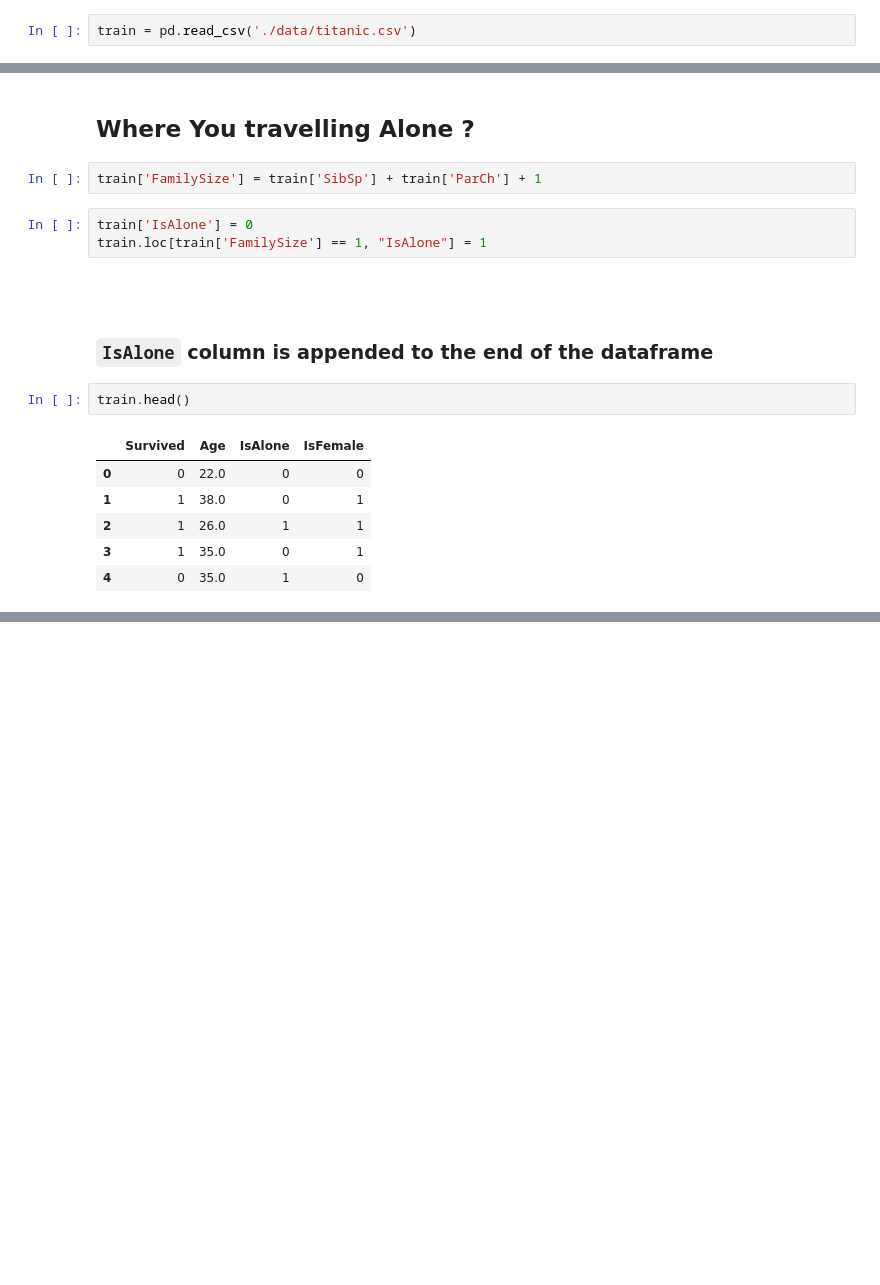
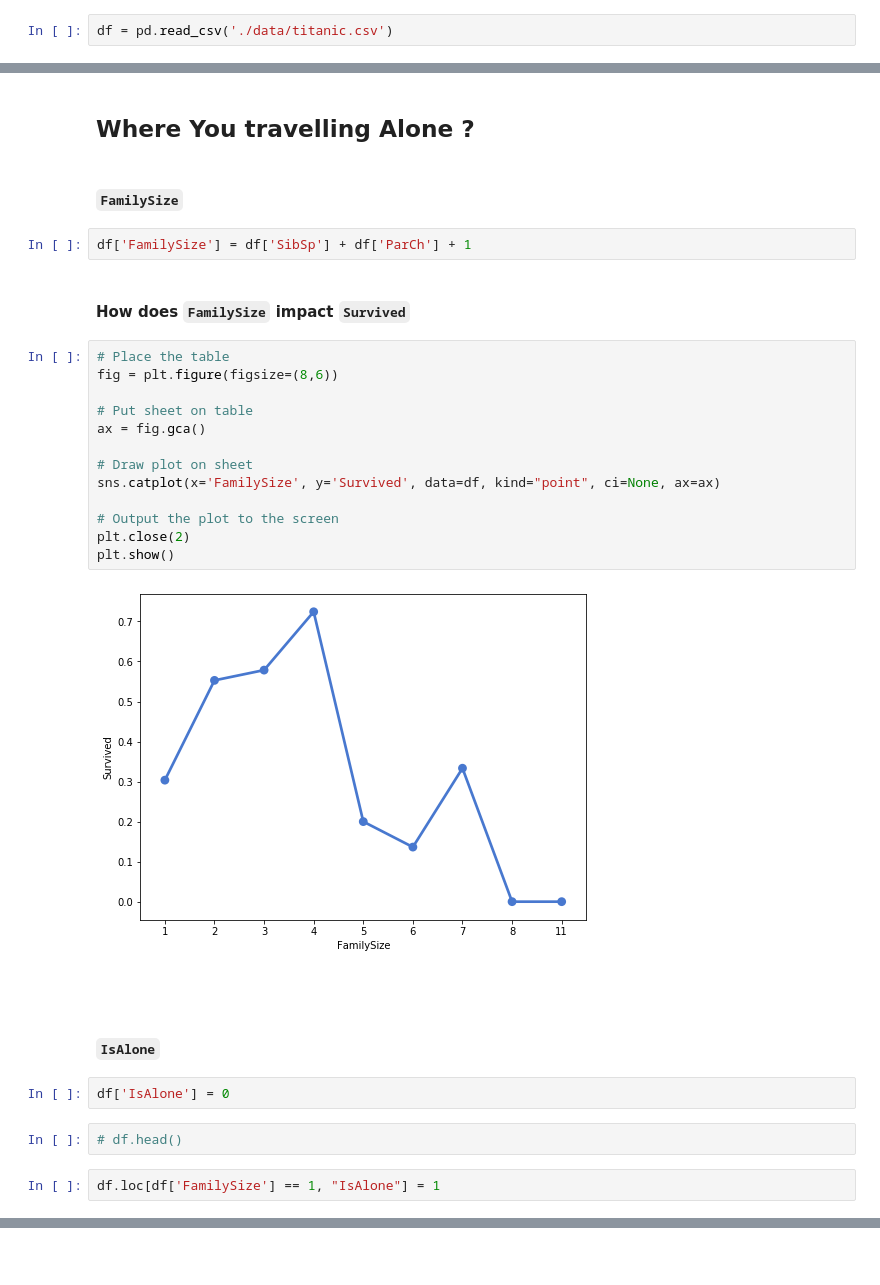
Before and after one commit to SoftStackFactory/titanic-demo, a Jupyter notebook: TitanicModel.ipynb, the cells around one changed output, grey strips where cells are left out. Saved outputs shown, nothing was run; the diff lists cells and outputs as text; blank space fills up the shorter version.

```diff
--- a/TitanicModel.ipynb
+++ b/TitanicModel.ipynb
@@ -47,5 +47,5 @@ import pickle
 # %% [markdown]
 ## Load Data
 # %%
-train = pd.read_csv('./data/titanic.csv')
+df = pd.read_csv('./data/titanic.csv')
 # %%
@@ -96,21 +129,34 @@ plt.show()
 <hr>
 # %% [markdown]
 ## Where You travelling Alone ?
+# %% [markdown]
+#### `FamilySize`
 # %%
-train['FamilySize'] = train['SibSp'] + train['ParCh'] + 1
+df['FamilySize'] = df['SibSp'] + df['ParCh'] + 1
-# %%
-train['IsAlone'] = 0
-train.loc[train['FamilySize'] == 1, "IsAlone"] = 1
+# %% [markdown]
+#### How does `FamilySize` impact `Survived`
+# %%
+# Place the table
+fig = plt.figure(figsize=(8,6))
+
+# Put sheet on table
+ax = fig.gca()
+
+# Draw plot on sheet
+sns.catplot(x='FamilySize', y='Survived', data=df, kind="point", ci=None, ax=ax)
+
+# Output the plot to the screen
+plt.close(2)
+plt.show()
+# %% [output]
+[figure, added]
 # %% [markdown]
 <br>
-# %% [markdown]
-### `IsAlone` column is appended to the end of the dataframe
-# %%
-train.head()
-# %% [output]
-|  | Survived | Age | IsAlone | IsFemale |
-| 0 | 0 | 22.0 | 0 | 0 |
-| 1 | 1 | 38.0 | 0 | 1 |
-| 2 | 1 | 26.0 | 1 | 1 |
-| 3 | 1 | 35.0 | 0 | 1 |
-| 4 | 0 | 35.0 | 1 | 0 |
+# %% [markdown]
+#### `IsAlone`
+# %%
+df['IsAlone'] = 0
+# %%
+# df.head()
+# %%
+df.loc[df['FamilySize'] == 1, "IsAlone"] = 1
```
Also changed, not shown: parts of 22 cells of this notebook, 4 other files.
